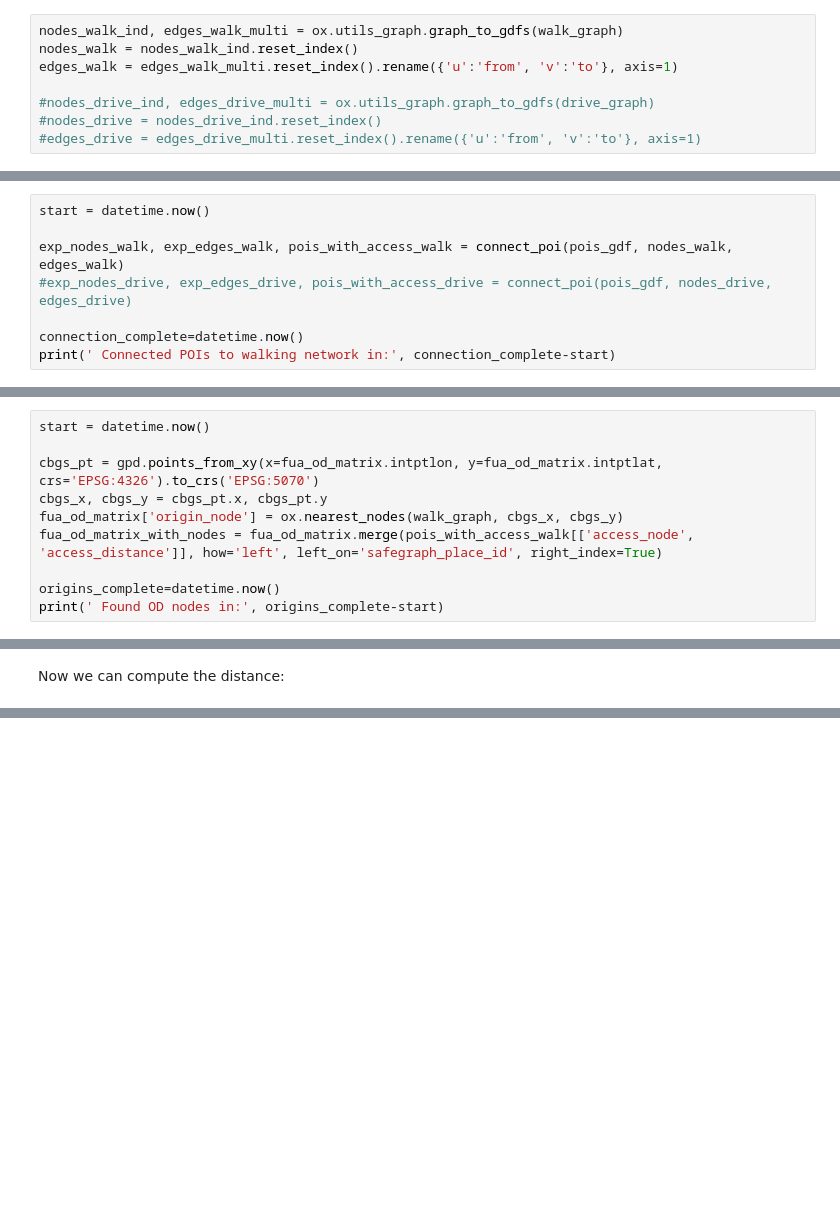
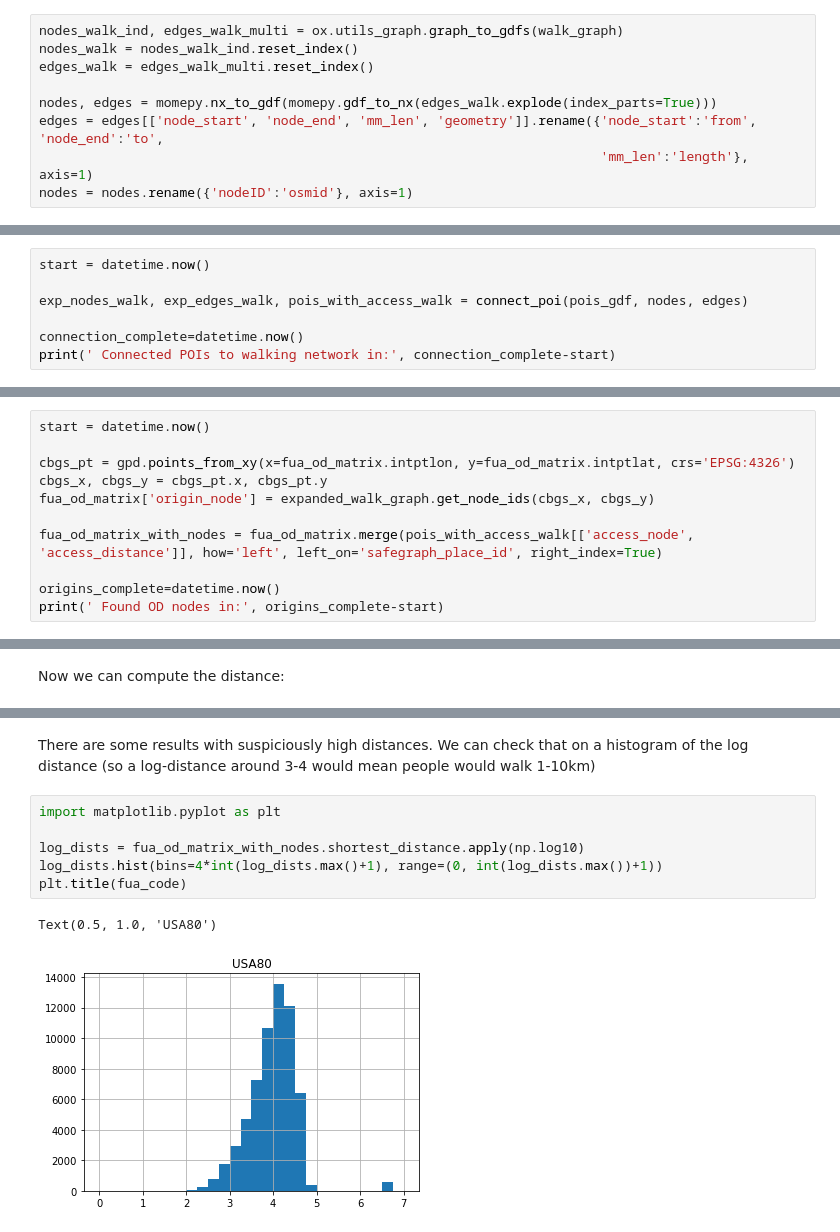
Before and after one commit to gsagostini/amenities-distance, a Jupyter notebook: notebooks/22-1-22_improved-distance.ipynb, the cells around one changed output, grey strips where cells are left out. Drawn from its saved outputs; the diff is of its cells as text; blank space fills up the shorter version.

```diff
--- a/notebooks/22-1-22_improved-distance.ipynb
+++ b/notebooks/22-1-22_improved-distance.ipynb
@@ -337,11 +340,12 @@ Now we get the gdfs from the graph:
 # %%
 nodes_walk_ind, edges_walk_multi = ox.utils_graph.graph_to_gdfs(walk_graph)
 nodes_walk = nodes_walk_ind.reset_index()
-edges_walk = edges_walk_multi.reset_index().rename({'u':'from', 'v':'to'}, axis=1)
+edges_walk = edges_walk_multi.reset_index()
 
-#nodes_drive_ind, edges_drive_multi = ox.utils_graph.graph_to_gdfs(drive_graph)
-#nodes_drive = nodes_drive_ind.reset_index()
-#edges_drive = edges_drive_multi.reset_index().rename({'u':'from', 'v':'to'}, axis=1)
+nodes, edges = momepy.nx_to_gdf(momepy.gdf_to_nx(edges_walk.explode(index_parts=True)))
+edges = edges[['node_start', 'node_end', 'mm_len', 'geometry']].rename({'node_start':'from', 'node_end':'to',
+                                                                        'mm_len':'length'}, axis=1)
+nodes = nodes.rename({'nodeID':'osmid'}, axis=1)
 # %% [markdown]
 From the OD matrix we must extract the list of unique POIs which we want to attach to the network.
 # %%
@@ -361,8 +365,7 @@ The POIs will be attached to the closest edge. The following function expands gi
 # %%
 start = datetime.now()
 
-exp_nodes_walk, exp_edges_walk, pois_with_access_walk = connect_poi(pois_gdf, nodes_walk, edges_walk)
-#exp_nodes_drive, exp_edges_drive, pois_with_access_drive = connect_poi(pois_gdf, nodes_drive, edges_drive)
+exp_nodes_walk, exp_edges_walk, pois_with_access_walk = connect_poi(pois_gdf, nodes, edges)
 
 connection_complete=datetime.now()
 print(' Connected POIs to walking network in:', connection_complete-start)
@@ -383,10 +383,0 @@ Now we can prepare the FUA matrix with the respective access nodes. Recall that,
-# %%
-start = datetime.now()
-
-cbgs_pt = gpd.points_from_xy(x=fua_od_matrix.intptlon, y=fua_od_matrix.intptlat, crs='EPSG:4326').to_crs('EPSG:5070')
-cbgs_x, cbgs_y = cbgs_pt.x, cbgs_pt.y
-fua_od_matrix['origin_node'] = ox.nearest_nodes(walk_graph, cbgs_x, cbgs_y)
-fua_od_matrix_with_nodes = fua_od_matrix.merge(pois_with_access_walk[['access_node', 'access_distance']], how='left', left_on='safegraph_place_id', right_index=True)
-
-origins_complete=datetime.now()
-print(' Found OD nodes in:', origins_complete-start)
@@ -410,0 +402,11 @@ Range graph removed 471726 edges of 932988
+# %%
+start = datetime.now()
+
+cbgs_pt = gpd.points_from_xy(x=fua_od_matrix.intptlon, y=fua_od_matrix.intptlat, crs='EPSG:4326')
+cbgs_x, cbgs_y = cbgs_pt.x, cbgs_pt.y
+fua_od_matrix['origin_node'] = expanded_walk_graph.get_node_ids(cbgs_x, cbgs_y)
+
+fua_od_matrix_with_nodes = fua_od_matrix.merge(pois_with_access_walk[['access_node', 'access_distance']], how='left', left_on='safegraph_place_id', right_index=True)
+
+origins_complete=datetime.now()
+print(' Found OD nodes in:', origins_complete-start)
@@ -423,0 +428,11 @@ print(' Found distances in:', distances_complete-start)
+# %% [markdown]
+There are some results with suspiciously high distances. We can check that on a histogram of the log distance (so a log-distance around 3-4 would mean people would walk 1-10km)
+# %%
+import matplotlib.pyplot as plt
+
+log_dists = fua_od_matrix_with_nodes.shortest_distance.apply(np.log10)
+log_dists.hist(bins=4*int(log_dists.max()+1), range=(0, int(log_dists.max())+1))
+plt.title(fua_code)
+# %% [output]
+Text(0.5, 1.0, 'USA80')
+[figure, added]
```
Also changed, not shown: parts of 23 cells of this notebook, 7 other files.
